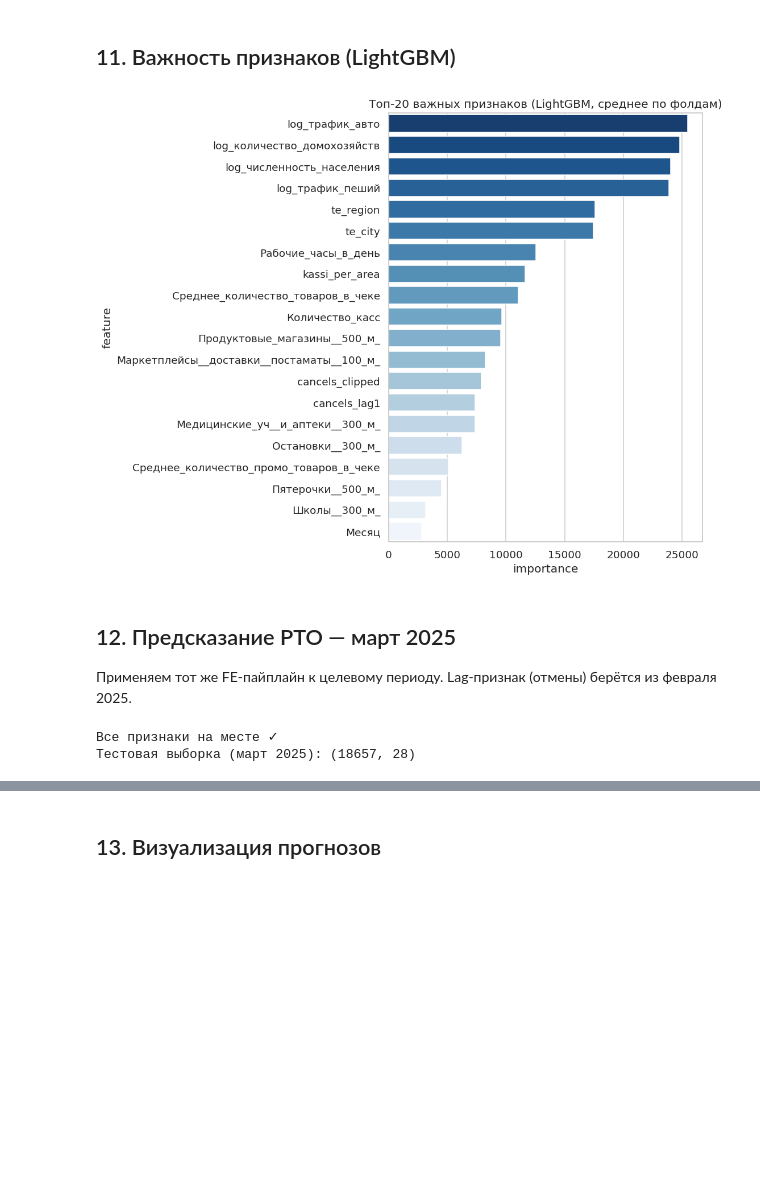
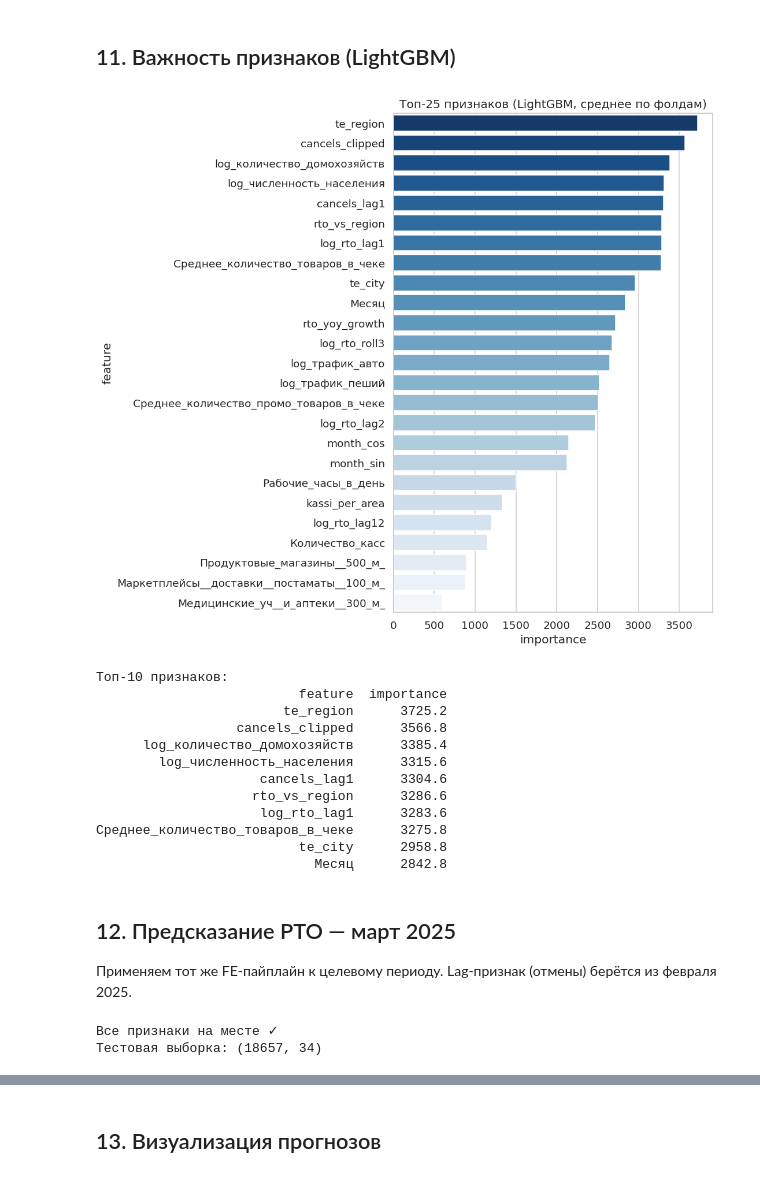
Before and after one commit to danisxde/x5_ml, a Jupyter notebook: RTO_forecast_march2025.ipynb, the cells around one changed output, grey strips where cells are left out. Saved outputs shown, nothing was run; the diff lists cells and outputs as text; code cells hidden in the pictures; blank space fills up the shorter version.

```diff
--- a/RTO_forecast_march2025.ipynb
+++ b/RTO_forecast_march2025.ipynb
@@ -287,15 +323,17 @@ memory usage: 97.6 MB
 # %% [markdown]
 ## 6. Вспомогательные функции оценки
 # %%
+N_SPLITS = 5
+tscv = TimeSeriesSplit(n_splits=N_SPLITS)
+
 def eval_metrics(y_true_log, y_pred_log, label=''):
-    """Метрики в оригинальном масштабе РТО."""
     y_true = np.expm1(y_true_log)
     y_pred = np.expm1(y_pred_log)
     mae  = mean_absolute_error(y_true, y_pred)
     rmse = np.sqrt(mean_squared_error(y_true, y_pred))
     mape = np.mean(np.abs((y_true - y_pred) / y_true)) * 100
     r2   = r2_score(y_true, y_pred)
-    print(f"{label:20s}  MAE={mae/1e6:.2f}M  RMSE={rmse/1e6:.2f}M  MAPE={mape:.2f}%  R²={r2:.4f}")
+    print(f"{label:25s}  MAE={mae/1e6:.2f}M  RMSE={rmse/1e6:.2f}M  MAPE={mape:.2f}%  R²={r2:.4f}")
     return {'mae': mae, 'rmse': rmse, 'mape': mape, 'r2': r2}
 # %% [markdown]
 ## 7. Модель 1 — LightGBM
@@ -317,34 +378,20 @@ print(FEATURES)
 # %%
-N_SPLITS = 5
-kf = KFold(n_splits=N_SPLITS, shuffle=True, random_state=SEED)
+best_lgb_params = study_lgb.best_params
+best_lgb_params.update({'objective': 'regression', 'metric': 'rmse',
+                          'n_estimators': 5000, # Increased n_estimators for final training
+                          'random_state': SEED})
 
-lgb_oof   = np.zeros(len(X))
+lgb_oof    = np.zeros(len(X))
 lgb_models = []
 
-lgb_params = dict(
-    objective='regression',
-    metric='rmse',
-    learning_rate=0.05,
-    num_leaves=127,
-    max_depth=-1,
-    min_child_samples=50,
-    subsample=0.8,
-    colsample_bytree=0.8,
-    reg_alpha=0.1,
-    reg_lambda=1.0,
-    n_estimators=2000,
-    random_state=SEED,
-    verbose=-1,
-)
-
-for fold, (tr_idx, val_idx) in enumerate(kf.split(X, y), 1):
+for fold, (tr_idx, val_idx) in enumerate(tscv.split(X), 1):
     X_tr, X_val = X.iloc[tr_idx], X.iloc[val_idx]
     y_tr, y_val = y.iloc[tr_idx], y.iloc[val_idx]
 
-    model = lgb.LGBMRegressor(**lgb_params)
+    model = lgb.LGBMRegressor(**best_lgb_params)
     model.fit(X_tr, y_tr,
               eval_set=[(X_val, y_val)],
-              callbacks=[lgb.early_stopping(100, verbose=100),
+              callbacks=[lgb.early_stopping(100, verbose=False),
                          lgb.log_evaluation(500)])
     lgb_oof[val_idx] = model.predict(X_val)
     lgb_models.append(model)
@@ -537,22 +575,41 @@ Ensemble              MAE=5.58M  RMSE=8.12M  MAPE=6.58%  R²=0.9633
 # %%
 importances = np.mean([m.feature_importances_ for m in lgb_models], axis=0)
 imp_df = pd.DataFrame({'feature': FEATURES, 'importance': importances})
 imp_df = imp_df.sort_values('importance', ascending=False)
 
-fig, ax = plt.subplots(figsize=(10, 8))
-sns.barplot(data=imp_df.head(20), x='importance', y='feature', ax=ax, palette='Blues_r')
-ax.set_title('Топ-20 важных признаков (LightGBM, среднее по фолдам)')
+fig, ax = plt.subplots(figsize=(10, 9))
+sns.barplot(data=imp_df.head(25), x='importance', y='feature', ax=ax, palette='Blues_r')
+ax.set_title('Топ-25 признаков (LightGBM, среднее по фолдам)')
 plt.tight_layout()
 plt.show()
+
+print("\nТоп-10 признаков:")
+print(imp_df.head(10)[['feature', 'importance']].to_string(index=False))
 # %% [output]
-[figure, old version]
+[figure, new version]
+Топ-10 признаков:
+                          feature  importance
+                        te_region      3725.2
+                  cancels_clipped      3566.8
+      log_количество_домохозяйств      3385.4
+        log_численность_населения      3315.6
+                     cancels_lag1      3304.6
+                    rto_vs_region      3286.6
+                     log_rto_lag1      3283.6
+Среднее_количество_товаров_в_чеке      3275.8
+                          te_city      2958.8
+                            Месяц      2842.8
 # %% [markdown]
 ## 12. Предсказание РТО — март 2025
 
 Применяем тот же FE-пайплайн к целевому периоду.
 Lag-признак (отмены) берётся из февраля 2025.
 # %%
-df_test_fe = feature_engineering(df_target_raw, lag_source=df_train_raw, is_train=False)
+# FE на тестовом периоде — lag_source содержит февраль 2025 (наш таргет)
+# Объединяем train + feb_2025 как источник лагов
+lag_source_full = pd.concat([df_train_raw, feb_2025], ignore_index=True)
+
+df_test_fe = feature_engineering(df_target_raw, lag_source=lag_source_full, is_train=False)
 
 df_test_fe['te_region'] = target_encode_transform(
     df_test_fe['Регион'], te_region_groups, te_region_mean)
@@ -561,16 +618,15 @@ df_test_fe['te_city'] = target_encode_transform(
 
 df_test_fe = clean_col_names(df_test_fe)
 
-# Проверяем наличие признаков
 missing_test = [f for f in FEATURES if f not in df_test_fe.columns]
 if missing_test:
-    print(f"⚠️ Отсутствуют признаки: {missing_test}")
+    print(f"⚠️ Отсутствуют: {missing_test}")
 else:
     print("Все признаки на месте ✓")
 
 X_test = df_test_fe[FEATURES]
-print(f"Тестовая выборка (март 2025): {X_test.shape}")
+print(f"Тестовая выборка: {X_test.shape}")
 # %% [output]
 Все признаки на месте ✓
-Тестовая выборка (март 2025): (18657, 28)
+Тестовая выборка: (18657, 34)
 # %%
```
Also changed, not shown: parts of 21 cells of this notebook.
